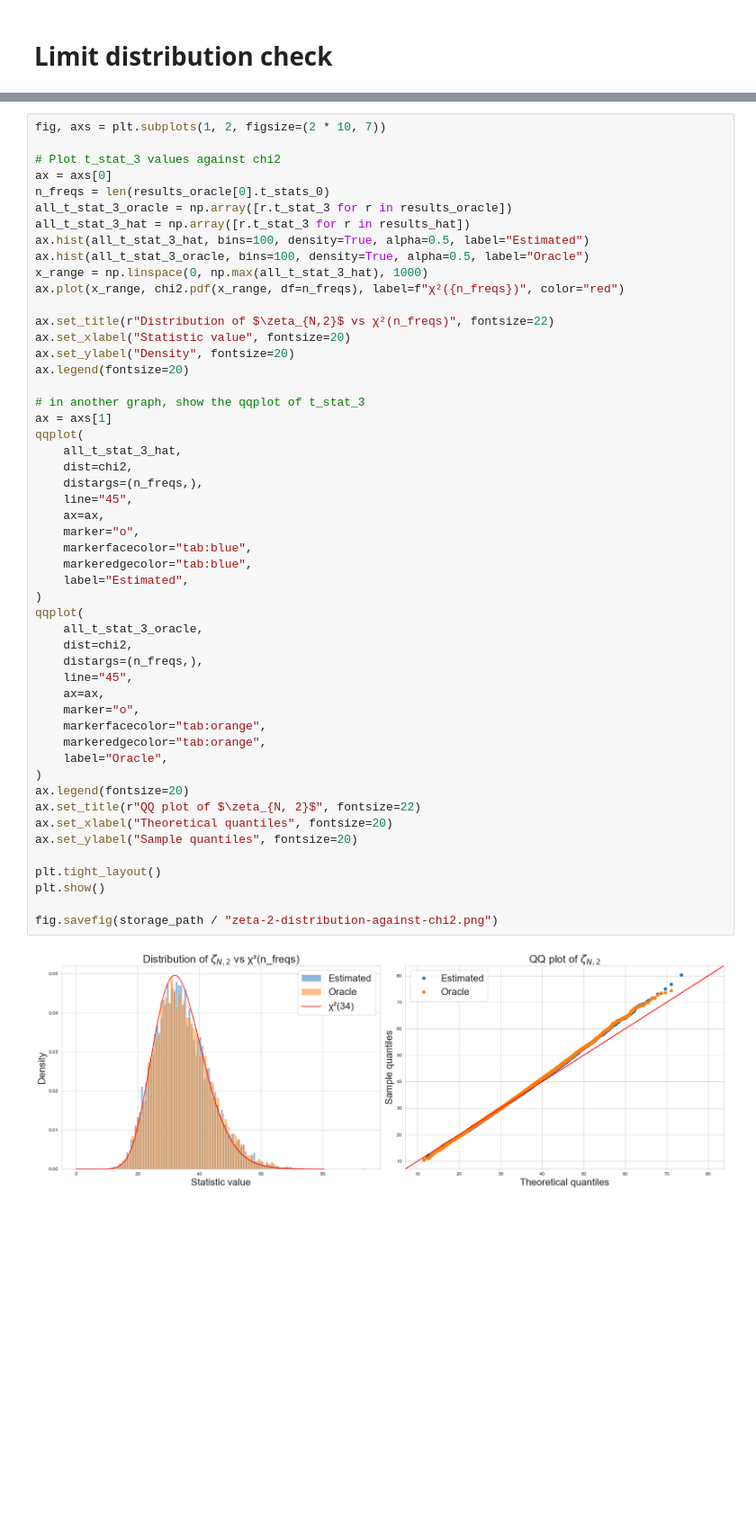
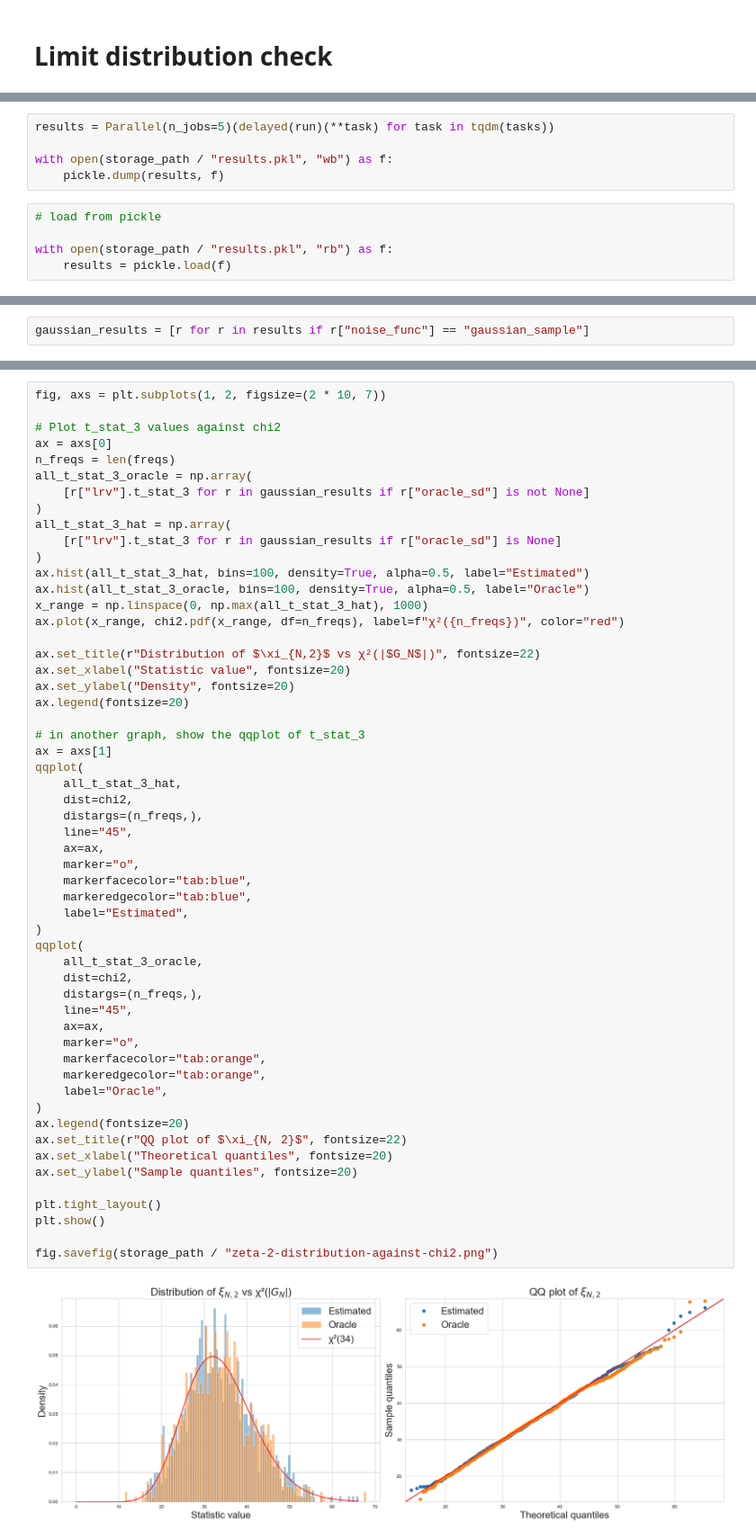
Before and after one commit to alexisrosuel/lrv-test, a Jupyter notebook: notebooks/clt_arma.ipynb, the cells around one changed output, grey strips where cells are left out. Shown at 90% size. Drawn from its saved outputs; the diff is of its cells as text; blank space fills up the shorter version.

```diff
--- a/notebooks/clt_arma.ipynb
+++ b/notebooks/clt_arma.ipynb
@@ -72,0 +137,10 @@ results_hat = Parallel(n_jobs=5)(
+# %%
+results = Parallel(n_jobs=5)(delayed(run)(**task) for task in tqdm(tasks))
+
+with open(storage_path / "results.pkl", "wb") as f:
+    pickle.dump(results, f)
+# %%
+# load from pickle
+
+with open(storage_path / "results.pkl", "rb") as f:
+    results = pickle.load(f)
@@ -73,2 +149,4 @@ results_hat = Parallel(n_jobs=5)(
+# %%
+gaussian_results = [r for r in results if r["noise_func"] == "gaussian_sample"]
 # %%
 # plot distribution of t_stat_0
@@ -254,15 +348,19 @@ fig, axs = plt.subplots(1, 2, figsize=(2 * 10, 7))
 
 # Plot t_stat_3 values against chi2
 ax = axs[0]
-n_freqs = len(results_oracle[0].t_stats_0)
-all_t_stat_3_oracle = np.array([r.t_stat_3 for r in results_oracle])
-all_t_stat_3_hat = np.array([r.t_stat_3 for r in results_hat])
+n_freqs = len(freqs)
+all_t_stat_3_oracle = np.array(
+    [r["lrv"].t_stat_3 for r in gaussian_results if r["oracle_sd"] is not None]
+)
+all_t_stat_3_hat = np.array(
+    [r["lrv"].t_stat_3 for r in gaussian_results if r["oracle_sd"] is None]
+)
 ax.hist(all_t_stat_3_hat, bins=100, density=True, alpha=0.5, label="Estimated")
 ax.hist(all_t_stat_3_oracle, bins=100, density=True, alpha=0.5, label="Oracle")
 x_range = np.linspace(0, np.max(all_t_stat_3_hat), 1000)
 ax.plot(x_range, chi2.pdf(x_range, df=n_freqs), label=f"χ²({n_freqs})", color="red")
 
-ax.set_title(r"Distribution of $\zeta_{N,2}$ vs χ²(n_freqs)", fontsize=22)
+ax.set_title(r"Distribution of $\xi_{N,2}$ vs χ²(|$G_N$|)", fontsize=22)
 ax.set_xlabel("Statistic value", fontsize=20)
 ax.set_ylabel("Density", fontsize=20)
 ax.legend(fontsize=20)
@@ -273,35 +371,35 @@ qqplot(
     all_t_stat_3_hat,
     dist=chi2,
     distargs=(n_freqs,),
     line="45",
     ax=ax,
     marker="o",
     markerfacecolor="tab:blue",
     markeredgecolor="tab:blue",
     label="Estimated",
 )
 qqplot(
     all_t_stat_3_oracle,
     dist=chi2,
     distargs=(n_freqs,),
     line="45",
     ax=ax,
     marker="o",
     markerfacecolor="tab:orange",
     markeredgecolor="tab:orange",
     label="Oracle",
 )
 ax.legend(fontsize=20)
-ax.set_title(r"QQ plot of $\zeta_{N, 2}$", fontsize=22)
+ax.set_title(r"QQ plot of $\xi_{N, 2}$", fontsize=22)
 ax.set_xlabel("Theoretical quantiles", fontsize=20)
 ax.set_ylabel("Sample quantiles", fontsize=20)
 
 plt.tight_layout()
 plt.show()
 
 fig.savefig(storage_path / "zeta-2-distribution-against-chi2.png")
 # %% [output]
-[figure, old version]
+[figure, new version]
 # %%
 fig, axs = plt.subplots(1, 2, figsize=(2 * 10, 7))
 
```
Also changed, not shown: parts of 13 cells of this notebook, 24 other files.
